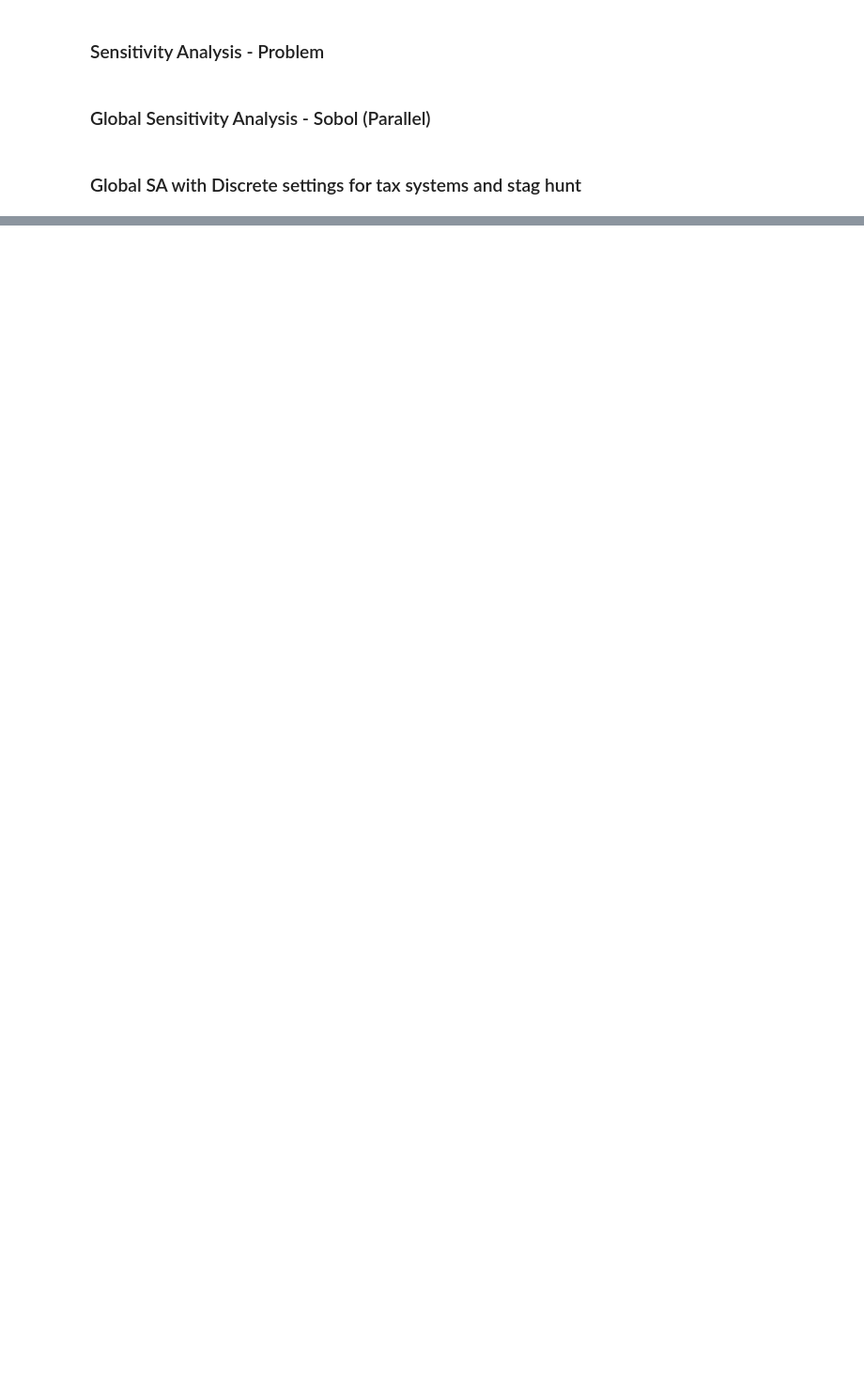
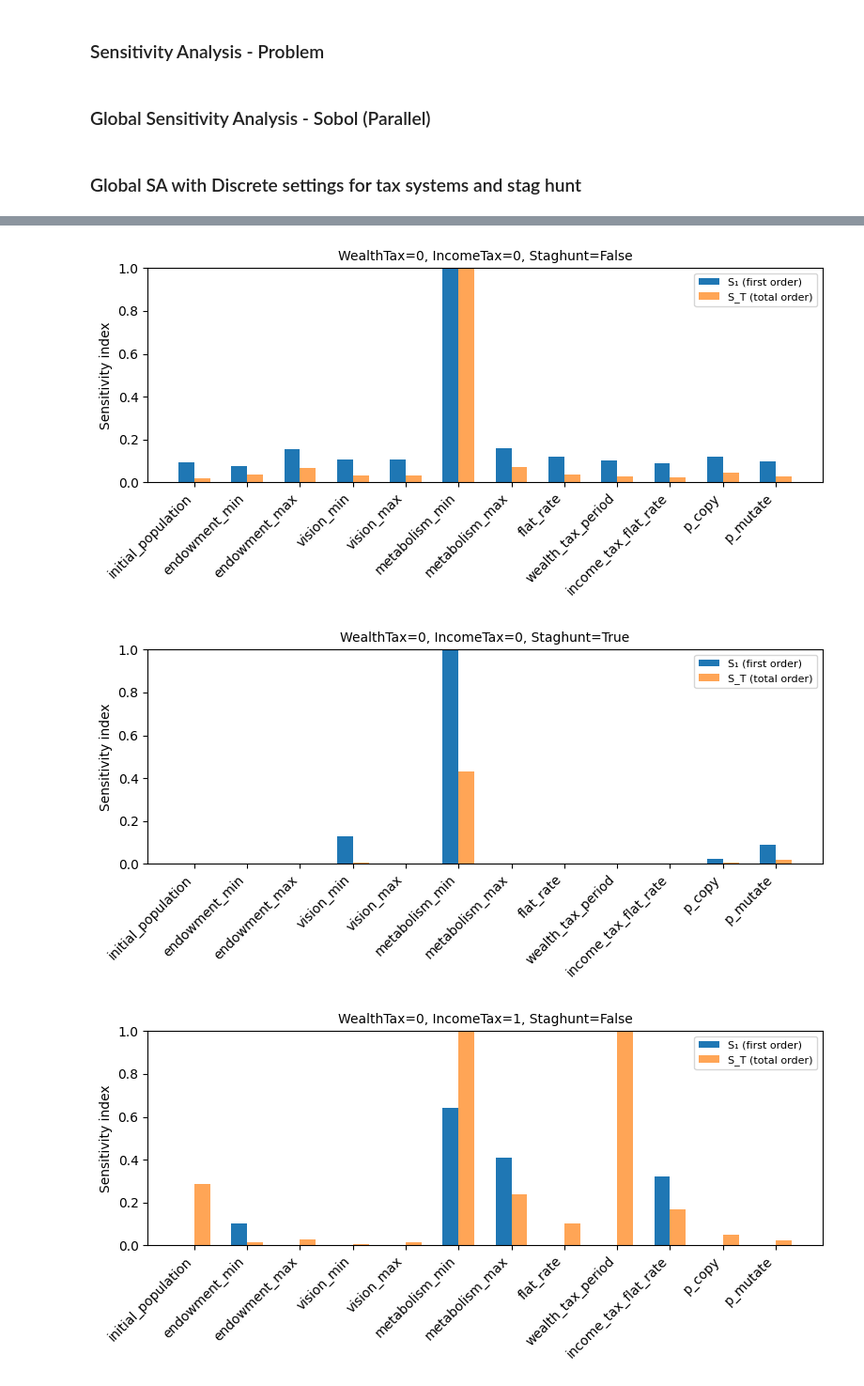
Before and after one commit to imaanb/ABM, a Jupyter notebook: global_sa.ipynb, the cells around one changed output, grey strips where cells are left out. Shown at 94% size. Drawn from its saved outputs; the diff is of its cells as text; code cells hidden in the pictures; blank space fills up the shorter version.

Commit message:
adjusted parameter settings gsa

```diff
--- a/global_sa.ipynb
+++ b/global_sa.ipynb
@@ -43,9 +43,9 @@ problem = {
         [50,   500],    # initial_population
         [0,    10],    # endowment_min
         [15,   30],    # endowment_max
-        [1,     10],    # vision_min
-        [1,     10],    # vision_max
-        [1,     10],    # metabolism_min
+        [1.0,     5.0],    # vision_min
+        [5.0,     10.0],    # vision_max
+        [0.1,  2.0],    # metabolism_min
         [2,     6],    # metabolism_max
         [0,     3],     # wealth_tax_system
         [0.0,   0.10],  # flat_rate
@@ -450,0 +525,43 @@ plt.show()
+# %%
+with open("discrete_sobol_gsa_results.pkl", "rb") as f:
+    all_records = pickle.load(f)
+
+for rec in all_records:
+    w_sys, i_sys, hunt_flag = rec["discrete_setting"]
+    X = rec["samples"]       # the Sobol sample matrix for this slice
+    Y = np.array([out[measure] for out in rec["results"]], dtype=float)
+    # Run Sobol analysis (enable second-order if you sampled it)
+    Si = sobol_analyze.analyze(
+        reduced_problem,
+        Y,
+        calc_second_order=True,    # or False if you didn’t sample second order
+        conf_level=0.95,
+        print_to_console=False
+    )
+
+    # Extract first‐order and total‐order indices
+    S1 = Si["S1"]
+    ST = Si["ST"]
+
+    # 4) Plot
+    x = range(len(cont_vars))
+    fig, ax = plt.subplots(figsize=(8, 4))
+
+    ax.bar([i-0.15 for i in x], S1, width=0.3, label="S₁ (first order)")
+    ax.bar([i+0.15 for i in x], ST, width=0.3, label="S_T (total order)", alpha=0.7)
+
+    ax.set_xticks(x)
+    ax.set_xticklabels(cont_vars, rotation=45, ha="right")
+    ax.set_ylabel("Sensitivity index")
+    ax.set_ylim(0, 1)
+    ax.set_title(
+        f"WealthTax={w_sys}, IncomeTax={i_sys}, Staghunt={bool(hunt_flag)}",
+        fontsize=10
+    )
+    ax.legend(loc="upper right", fontsize=8)
+    plt.tight_layout()
+    plt.show()
+# %% [output]
+[figure, added]
+[figure, added]
+[figure, added]
```
Also changed, not shown: parts of 5 cells of this notebook, 1 other file.
